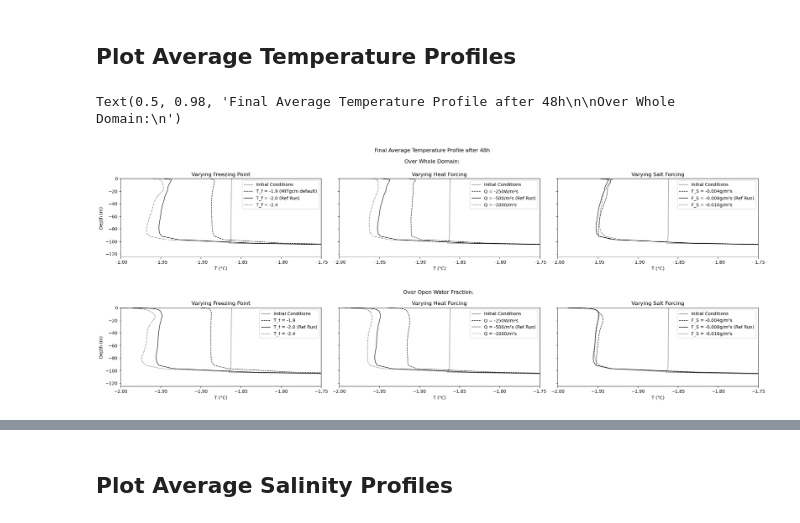
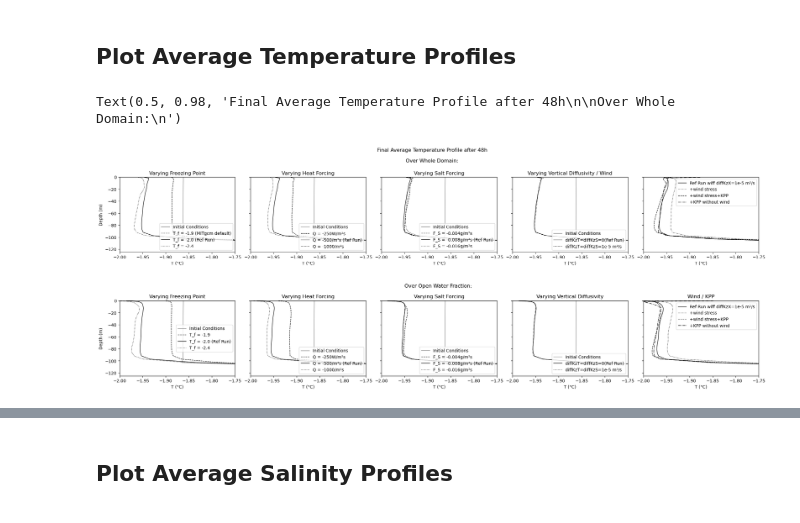
Before and after one commit to marlene-schramm/MSc_data_analysis, a Jupyter notebook: model_output/Compare_T_S_N2.ipynb, the cells around one changed output, grey strips where cells are left out. Drawn from its saved outputs; the diff is of its cells as text; code cells hidden in the pictures.

Commit message:
also plot N2 and include diffKzX & KPP & Wind variatons

```diff
--- a/model_output/Compare_T_S_N2.ipynb
+++ b/model_output/Compare_T_S_N2.ipynb
@@ -93,7 +123,7 @@ final_avg_T_wholedomain.head()
 # %%
 # both in one plot
 
-fig, axs = plt.subplots(2,3, figsize = (21,8), sharex = False, sharey = True, constrained_layout = True)
+fig, axs = plt.subplots(2,5, figsize = (22,8), sharex = False, sharey = True, constrained_layout = True)
 plt.rcParams['lines.linewidth'] = 1
 
 # WHOLE DOMAIN
@@ -120,6 +150,18 @@ axs[0,2].plot(final_avg_T_wholedomain.MIZ012, final_avg_T_wholedomain.index, lab
 axs[0,2].plot(final_avg_T_wholedomain.MIZ009, final_avg_T_wholedomain.index, label = "F_S = -0.008g/m²s (Ref Run)", color = "black")
 axs[0,2].plot(final_avg_T_wholedomain.MIZ013, final_avg_T_wholedomain.index, label = "F_S = -0.016g/m²s", color = "black", linestyle = "dotted")
 
+# diffKz/wind variation
+axs[0,3].set_title("Varying Vertical Diffusivity / Wind")
+axs[0,3].plot(final_avg_T_wholedomain.initCond, final_avg_T_wholedomain.index, label = "Initial Conditions", color = "grey")
+axs[0,3].plot(final_avg_T_wholedomain.MIZ009, final_avg_T_wholedomain.index, label = "diffKzT=diffKzS=0(Ref Run)", color = "black")
+axs[0,3].plot(final_avg_T_wholedomain.MIZ017, final_avg_T_wholedomain.index, label = "diffKzT=diffKzS=1e-5 m²/s", color = "black", linestyle = "dotted")
+
+# wind & KPP
+axs[0,4].plot(final_avg_T_wholedomain.MIZ016, final_avg_T_wholedomain.index, label = "Ref Run wiff diffKzX=1e-5 m²/s", color = "black")
+axs[0,4].plot(final_avg_T_wholedomain.MIZ018, final_avg_T_wholedomain.index, label = "+wind stress", color = "black", linestyle = "dotted")
+axs[0,4].plot(final_avg_T_wholedomain.MIZ019, final_avg_T_wholedomain.index, label = "+wind stress+KPP", color = "black", linestyle = "dashed")
+axs[0,4].plot(final_avg_T_wholedomain.MIZ020, final_avg_T_wholedomain.index, label = "+KPP without wind", color = "black", linestyle = "dashdot")
+
 # OPEN WATER FRACTION
 # freezing point variations
 axs[1,0].set_title("Varying Freezing Point")
@@ -127,36 +169,46 @@ axs[1,0].plot(final_avg_T_wholedomain.initCond, final_avg_T_wholedomain.index, l
 axs[1,0].plot(final_avg_T_openwater.MIZ014, final_avg_T_openwater.index, label = "T_f = -1.9", color = "black", linestyle = "dashed")
 axs[1,0].plot(final_avg_T_openwater.MIZ009, final_avg_T_openwater.index, label = "T_f = -2.0 (Ref Run)", color = "black")
 axs[1,0].plot(final_avg_T_openwater.MIZ015, final_avg_T_openwater.index, label = "T_f = -2.4", color = "black", linestyle = "dotted")
 axs[1,0].set_ylabel("Depth (m)")
-axs[1,0].set_xlabel("T (°C)")
 
 
 # heat flux variations
-axs[1,1].set_title("\n\n\nOver Open Water Fraction: \n\nVarying Heat Forcing")
+axs[1,1].set_title("Varying Heat Forcing")
 axs[1,1].plot(final_avg_T_wholedomain.initCond, final_avg_T_wholedomain.index, label = "Initial Conditions", color = "grey")
 axs[1,1].plot(final_avg_T_openwater.MIZ010, final_avg_T_openwater.index, label = "Q = -250W/m²s", color = "black", linestyle = "dashed")
 axs[1,1].plot(final_avg_T_openwater.MIZ009, final_avg_T_openwater.index, label = "Q = -500/m²s (Ref Run)", color = "black")
 axs[1,1].plot(final_avg_T_openwater.MIZ011, final_avg_T_openwater.index, label = "Q = -1000/m²s", color = "black", linestyle = "dotted")
-axs[1,1].set_xlabel("T (°C)")
 
 
 # salt forcing variation
-axs[1,2].set_title("Varying Salt Forcing")
+axs[1,2].set_title("\n\n\nOver Open Water Fraction: \n\nVarying Salt Forcing")
 axs[1,2].plot(final_avg_T_wholedomain.initCond, final_avg_T_wholedomain.index, label = "Initial Conditions", color = "grey")
 axs[1,2].plot(final_avg_T_openwater.MIZ012, final_avg_T_openwater.index, label = "F_S = -0.004g/m²s", color = "black", linestyle = "dashed")
 axs[1,2].plot(final_avg_T_openwater.MIZ009, final_avg_T_openwater.index, label = "F_S = -0.008g/m²s (Ref Run)", color = "black", linewidth = 1)
 axs[1,2].plot(final_avg_T_openwater.MIZ013, final_avg_T_openwater.index, label = "F_S = -0.016g/m²s", color = "black", linestyle = "dotted")
-axs[1,2].set_xlabel("T (°C)")
+
+# diffKz variation
+axs[1,3].set_title("Varying Vertical Diffusivity")
+axs[1,3].plot(final_avg_T_wholedomain.initCond, final_avg_T_wholedomain.index, label = "Initial Conditions", color = "grey")
+axs[1,3].plot(final_avg_T_openwater.MIZ009, final_avg_T_openwater.index, label = "diffKzT=diffKzS=0(Ref Run)", color = "black")
+axs[1,3].plot(final_avg_T_openwater.MIZ017, final_avg_T_openwater.index, label = "diffKzT=diffKzS=1e-5 m²/s", color = "black", linestyle = "dotted")
+
+# wind & KPP
+axs[1,4].set_title("Wind / KPP")
+axs[1,4].plot(final_avg_T_openwater.MIZ016, final_avg_T_openwater.index, label = "Ref Run wiff diffKzX=1e-5 m²/s", color = "black")
+axs[1,4].plot(final_avg_T_openwater.MIZ018, final_avg_T_openwater.index, label = "+wind stress", color = "black", linestyle = "dotted")
+axs[1,4].plot(final_avg_T_openwater.MIZ019, final_avg_T_openwater.index, label = "+wind stress+KPP", color = "black", linestyle = "dashed")
+axs[1,4].plot(final_avg_T_openwater.MIZ020, final_avg_T_openwater.index, label = "+KPP without wind", color = "black", linestyle = "dashdot")
 
 
 for ax in axs.flatten():
     ax.legend()
     ax.set_ylim(-125,0)
     ax.set_xlim(-2,-1.75)
     ax.set_xlabel("T (°C)")
 
 
 plt.suptitle("Final Average Temperature Profile after 48h\n\nOver Whole Domain:\n")
 # %% [output]
 Text(0.5, 0.98, 'Final Average Temperature Profile after 48h\n\nOver Whole Domain:\n')
-[figure, old version]
+[figure, new version]
```
Also changed, not shown: parts of 7 cells of this notebook.
